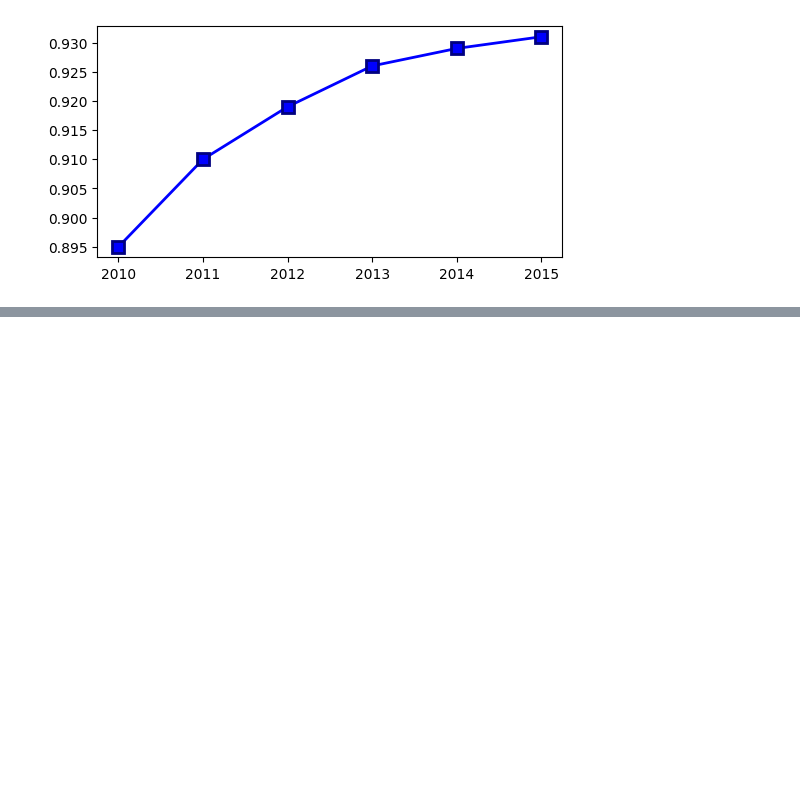
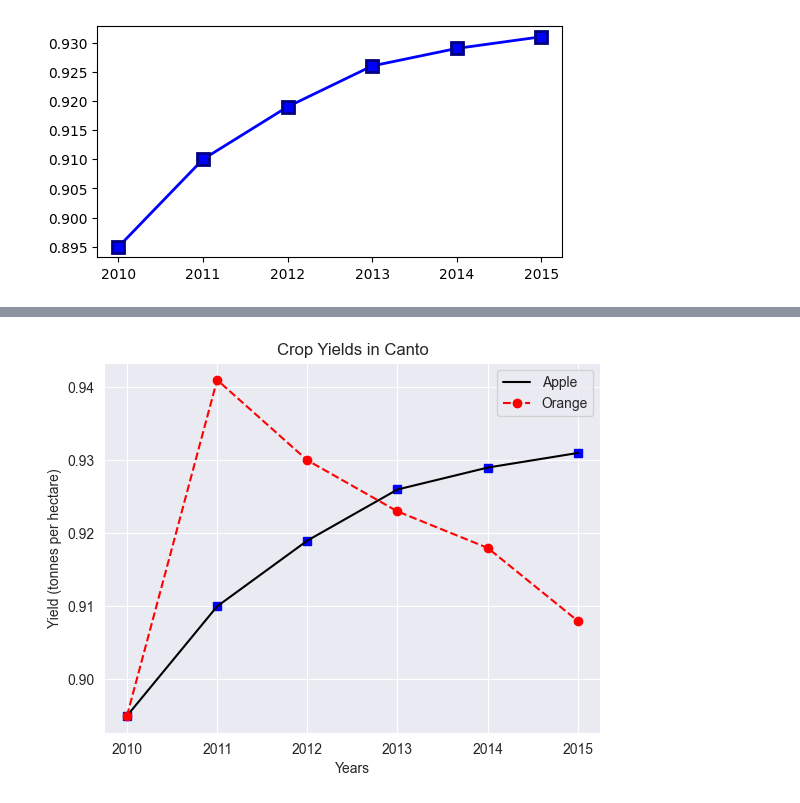
Before and after one commit to piyush-verma020/Data-Analysis, a Jupyter notebook: matplotlib_seaborn_(notes).ipynb, the cells around one changed output, grey strips where cells are left out. Cells and saved outputs as stored; diff of their text form; code cells hidden in the pictures; blank space fills up the shorter version.

```diff
--- a/matplotlib_seaborn_(notes).ipynb
+++ b/matplotlib_seaborn_(notes).ipynb
@@ -207,0 +228,17 @@ plt.show()
+# %%
+sns.set_style('darkgrid')
+# %%
+plt.xlabel('Years')
+plt.ylabel('Yield (tonnes per hectare)')
+
+plt.title('Crop Yields in Canto')
+
+plt.plot(years, apple, 'sb')
+plt.plot(years, apple, ls='-', c='black', label='Apple')
+
+plt.plot(years, orange, 'o--r', label='Orange')
+
+plt.legend()
+plt.show()
+# %% [output]
+[figure, added]
```
Also changed, not shown: parts of 30 cells of this notebook.
